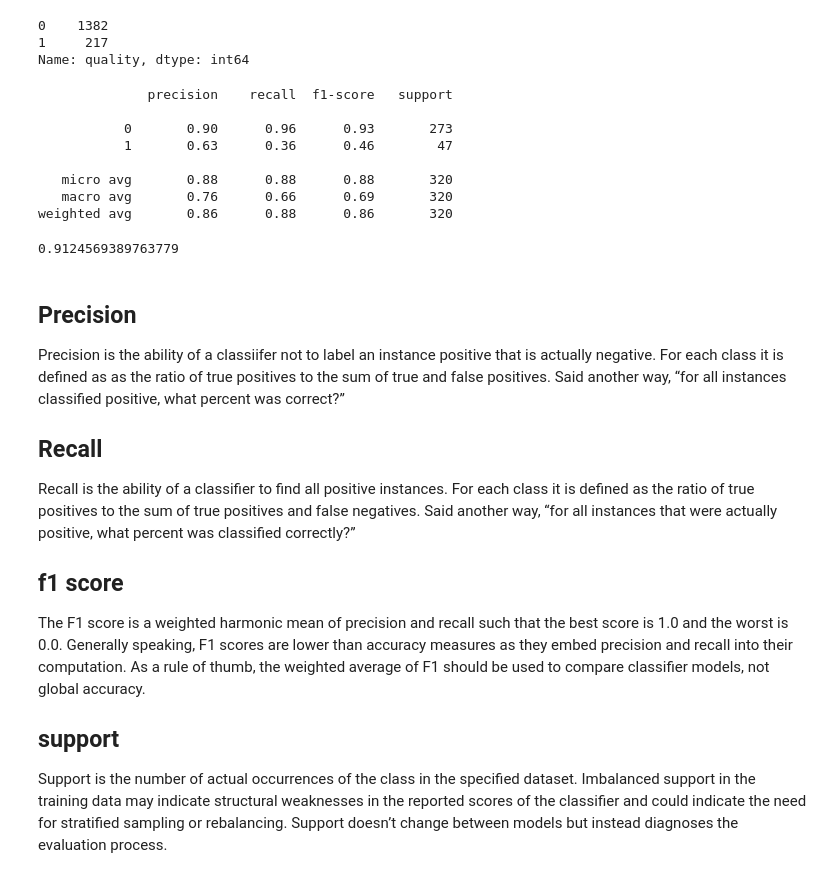
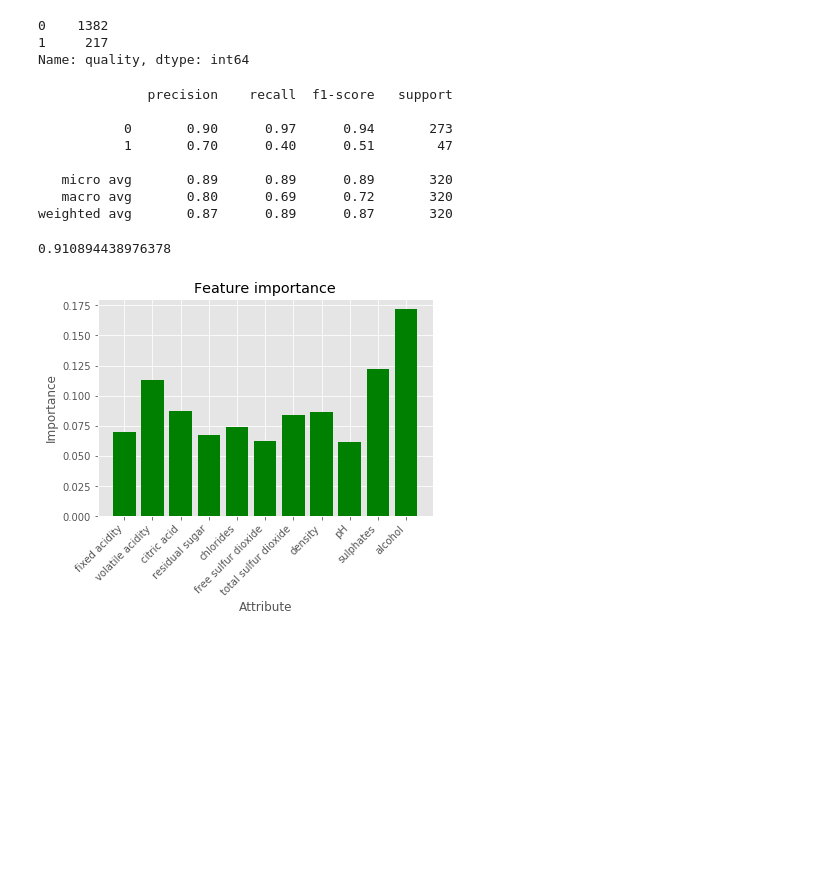
Before and after one commit to chengh8/Final-Project, a Jupyter notebook: RandomForest-CV.ipynb, the cells around one changed output. Saved outputs shown, nothing was run; the diff lists cells and outputs as text; code cells hidden in the pictures; blank space fills up the shorter version.

```diff
--- a/RandomForest-CV.ipynb
+++ b/RandomForest-CV.ipynb
@@ -77,7 +104,7 @@ red_rf_eval.mean()
 # %% [markdown]
 ## WHITE WINE Random Forest and Random Forest Cross Validation
 # %%
-white_wine = pd.read_csv('winequality-red.csv', sep=";")
+white_wine = pd.read_csv('data/winequality-red.csv', sep=";")
 white_wine.head()
 # %% [output]
 |  | fixed acidity | volatile acidity | citric acid | residual sugar | chlorides | free sulfur dioxide | ... |
@@ -122,18 +149,18 @@ white_rf = RandomForestClassifier(n_estimators=200)
 
 white_rf.fit(X_train, y_train)
 
-pred_white_rf = red_rf.predict(X_test)
+pred_white_rf = white_rf.predict(X_test)
 
 print(classification_report(y_test, pred_white_rf))
 # %% [output]
               precision    recall  f1-score   support
 
-           0       0.90      0.96      0.93       273
-           1       0.63      0.36      0.46        47
+           0       0.90      0.97      0.94       273
+           1       0.70      0.40      0.51        47
 
-   micro avg       0.88      0.88      0.88       320
-   macro avg       0.76      0.66      0.69       320
-weighted avg       0.86      0.88      0.86       320
+   micro avg       0.89      0.89      0.89       320
+   macro avg       0.80      0.69      0.72       320
+weighted avg       0.87      0.89      0.87       320
 # %%
 #Now lets try to do some evaluation for random forest model using cross validation.
 #cross validation is using 1 subset of the data as the validation data.  It got through each subset as the validation data and averages the results.
@@ -141,13 +168,30 @@ weighted avg       0.86      0.88      0.86       320
 white_rf_eval = cross_val_score(estimator = white_rf, X = X_train, y = y_train, cv = 10)
 white_rf_eval.mean()
 # %% [output]
-0.9124569389763779
+0.910894438976378
-# %% [markdown]
-## Precision
-Precision is the ability of a classiifer not to label an instance positive that is actually negative. For each class it is defined as as the ratio of true positives to the sum of true and false positives. Said another way, “for all instances classified positive, what percent was correct?”
-## Recall
-Recall is the ability of a classifier to find all positive instances. For each class it is defined as the ratio of true positives to the sum of true positives and false negatives. Said another way, “for all instances that were actually positive, what percent was classified correctly?”
-## f1 score
-The F1 score is a weighted harmonic mean of precision and recall such that the best score is 1.0 and the worst is 0.0. Generally speaking, F1 scores are lower than accuracy measures as they embed precision and recall into their computation. As a rule of thumb, the weighted average of F1 should be used to compare classifier models, not global accuracy.
-## support
-Support is the number of actual occurrences of the class in the specified dataset. Imbalanced support in the training data may indicate structural weaknesses in the reported scores of the classifier and could indicate the need for stratified sampling or rebalancing. Support doesn’t change between models but instead diagnoses the evaluation process.
+# %%
+white_importances = white_rf.feature_importances_
+# %%
+import matplotlib.pyplot as plt
+%matplotlib inline
+plt.style.use('ggplot')
+
+x = ['fixed acidity', 'volatile acidity', 'citric acid', 'residual sugar',
+       'chlorides', 'free sulfur dioxide', 'total sulfur dioxide', 'density',
+       'pH', 'sulphates', 'alcohol']
+importance = white_importances
+
+x_pos = [i for i, _ in enumerate(x)]
+
+plt.bar(x_pos, importance, color='green')
+plt.xlabel("Attribute")
+plt.ylabel("Importance")
+plt.title("Feature importance")
+
+plt.xticks(x_pos, x)
+
+plt.setp(plt.gca().get_xticklabels(), rotation=45, horizontalalignment='right')
+
+plt.show()
+# %% [output]
+[figure, added]
```
Also changed, not shown: parts of 6 cells of this notebook, 1 other file.
